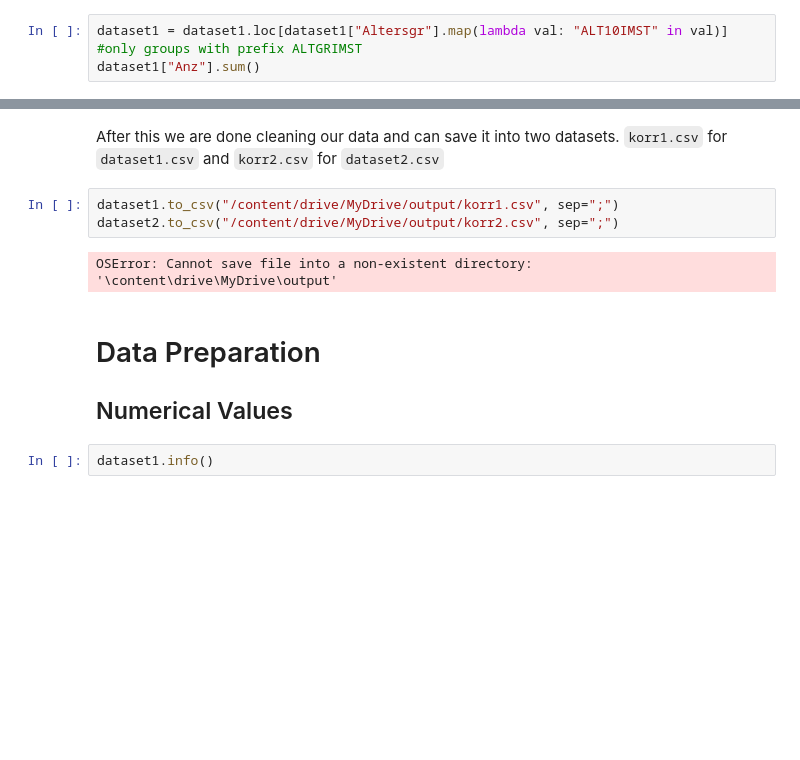
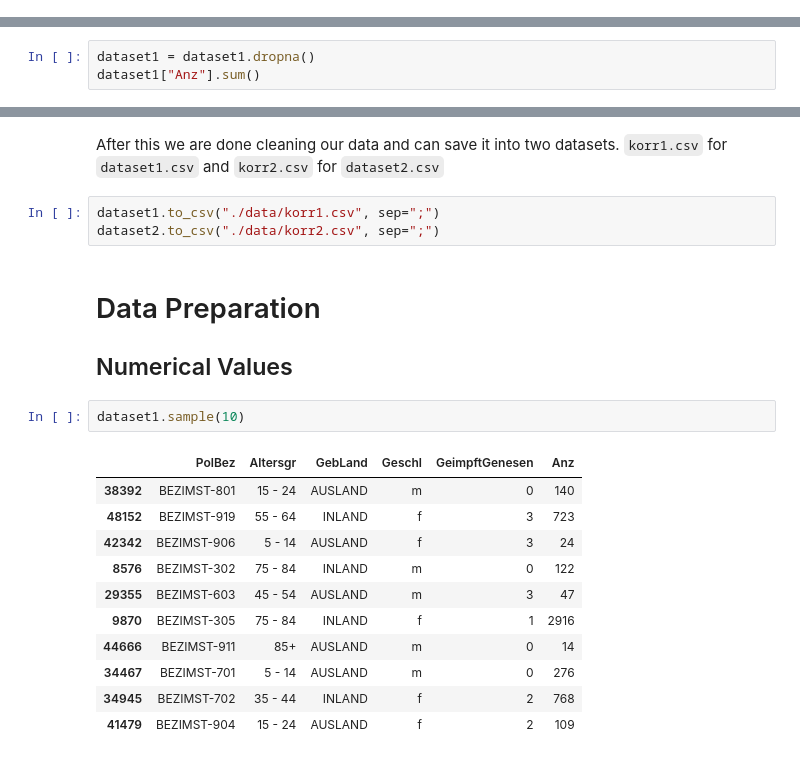
Before and after one commit to Sormy23/DataScience_CoronaStatistics, a Jupyter notebook: mini_projekt.ipynb, the cells around one changed output, grey strips where cells are left out. Saved outputs shown, nothing was run; the diff lists cells and outputs as text; blank space fills up the shorter version.

```diff
--- a/mini_projekt.ipynb
+++ b/mini_projekt.ipynb
@@ -224,3 +255,0 @@ The above code still returns an amount which is twice as big as Austria's popula
-# %%
-dataset1 = dataset1.loc[dataset1["Altersgr"].map(lambda val: "ALT10IMST" in val)] #only groups with prefix ALTGRIMST
-dataset1["Anz"].sum()
@@ -228,0 +256,3 @@ dataset1["Anz"].sum()
+# %%
+dataset1 = dataset1.dropna()
+dataset1["Anz"].sum()
@@ -263,12 +272,22 @@ Name: Bildung, dtype: int64
 # %% [markdown]
 After this we are done cleaning our data and can save it into two datasets. ``korr1.csv`` for ``dataset1.csv`` and ``korr2.csv`` for ``dataset2.csv``
 # %%
-dataset1.to_csv("/content/drive/MyDrive/output/korr1.csv", sep=";")
-dataset2.to_csv("/content/drive/MyDrive/output/korr2.csv", sep=";")
+dataset1.to_csv("./data/korr1.csv", sep=";")
+dataset2.to_csv("./data/korr2.csv", sep=";")
-# %% [output]
-OSError: Cannot save file into a non-existent directory: '\content\drive\MyDrive\output'
 # %% [markdown]
 # Data Preparation
 ## Numerical Values
-# %%
-dataset1.info()
+# %%
+dataset1.sample(10)
+# %% [output]
+|  | PolBez | Altersgr | GebLand | Geschl | GeimpftGenesen | Anz |
+| 38392 | BEZIMST-801 | 15 - 24 | AUSLAND | m | 0 | 140 |
+| 48152 | BEZIMST-919 | 55 - 64 | INLAND | f | 3 | 723 |
+| 42342 | BEZIMST-906 | 5 - 14 | AUSLAND | f | 3 | 24 |
+| 8576 | BEZIMST-302 | 75 - 84 | INLAND | m | 0 | 122 |
+| 29355 | BEZIMST-603 | 45 - 54 | AUSLAND | m | 3 | 47 |
+| 9870 | BEZIMST-305 | 75 - 84 | INLAND | f | 1 | 2916 |
+| 44666 | BEZIMST-911 | 85+ | AUSLAND | m | 0 | 14 |
+| 34467 | BEZIMST-701 | 5 - 14 | AUSLAND | m | 0 | 276 |
+| 34945 | BEZIMST-702 | 35 - 44 | INLAND | f | 2 | 768 |
+| 41479 | BEZIMST-904 | 15 - 24 | AUSLAND | f | 2 | 109 |
```
Also changed, not shown: parts of 13 cells of this notebook, 2 other files.
